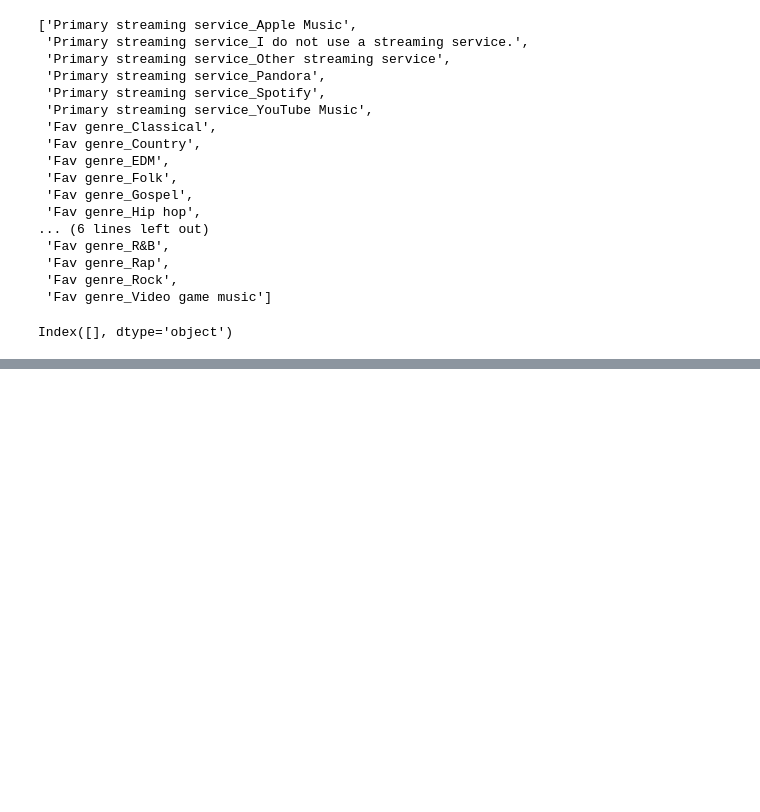
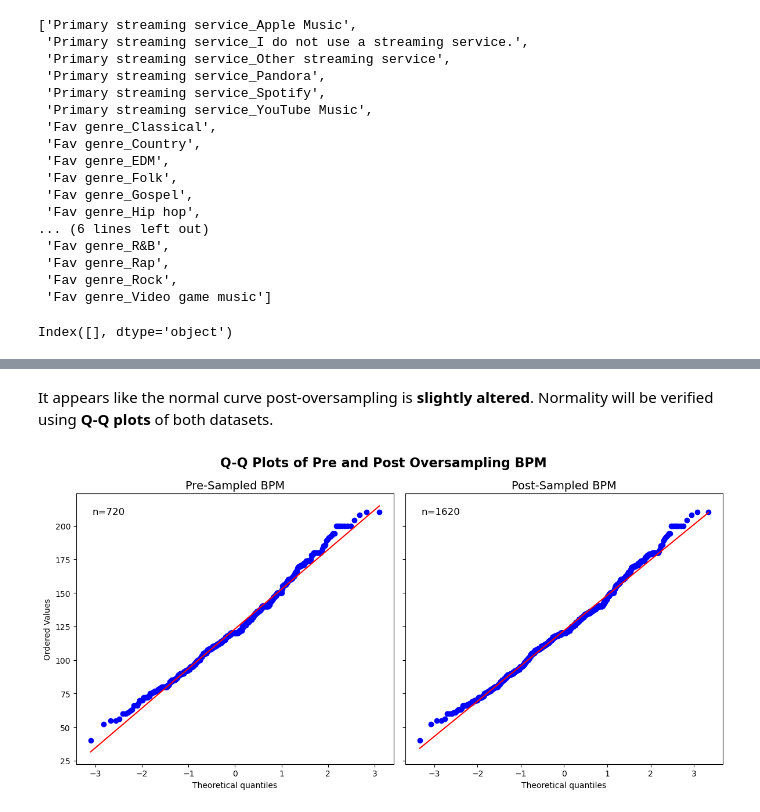
Before and after one commit to ajamkotc/music_mental_health_analysis, a Jupyter notebook: notebooks/0.11-aj-test-feature-engineering.ipynb, the cells around one changed output, grey strips where cells are left out. Saved outputs shown, nothing was run; the diff lists cells and outputs as text; code cells hidden in the pictures; blank space fills up the shorter version.

```diff
--- a/notebooks/0.11-aj-test-feature-engineering.ipynb
+++ b/notebooks/0.11-aj-test-feature-engineering.ipynb
@@ -120,0 +308,27 @@ Index([], dtype='object')
+# %% [markdown]
+It appears like the normal curve post-oversampling is **slightly altered**. Normality will be verified using **Q-Q plots** of both datasets.
+# %%
+# Plot qq plots to verify normality
+
+fig, ax = plt.subplots(nrows=1, ncols=2, figsize=(12, 6), sharey=True)
+
+axes = ax.flatten()
+
+fig.suptitle('Q-Q Plots of Pre and Post Oversampling BPM', fontsize=16, fontweight='bold')
+
+plt.sca(axes[0])
+stats.probplot(df['BPM'], dist='norm', plot=plt)
+axes[0].set_title('Pre-Sampled BPM', fontsize=14)
+axes[0].text(0.05, 0.95, s=f"n={len(df)}", transform=axes[0].transAxes, fontsize=12, verticalalignment='top', horizontalalignment='left')
+
+plt.sca(axes[1])
+stats.probplot(resampled_df['BPM'], dist='norm', plot=plt)
+axes[1].set_title('Post-Sampled BPM', fontsize=14)
+axes[1].set_ylabel('')
+axes[1].text(0.05, 0.95, s=f"n={len(resampled_df)}", transform=axes[1].transAxes, fontsize=12, verticalalignment='top', horizontalalignment='left')
+
+plt.tight_layout()
+plt.savefig(FIGURES_DIR / 'qq_pre_post_oversampling_bpm.png', dpi=300, bbox_inches='tight')
+plt.show()
+# %% [output]
+[figure, added]
```
Also changed, not shown: parts of 31 cells of this notebook, 9 other files.
